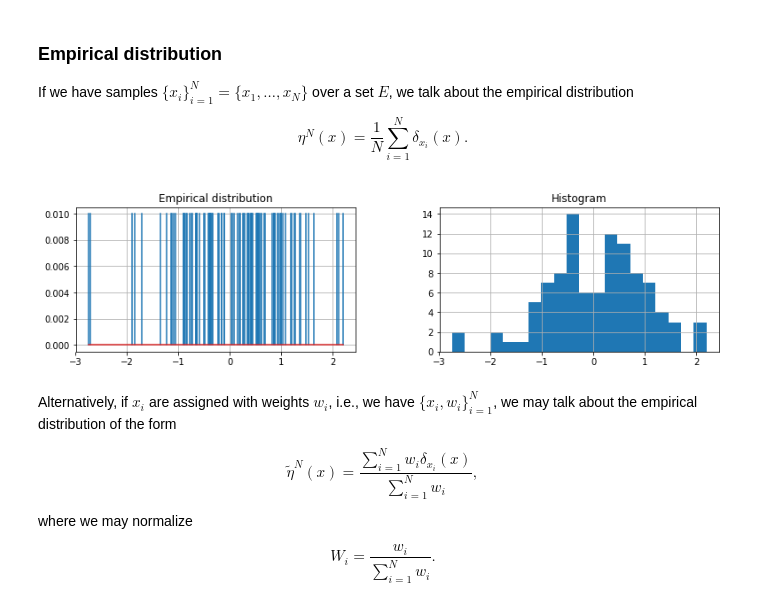
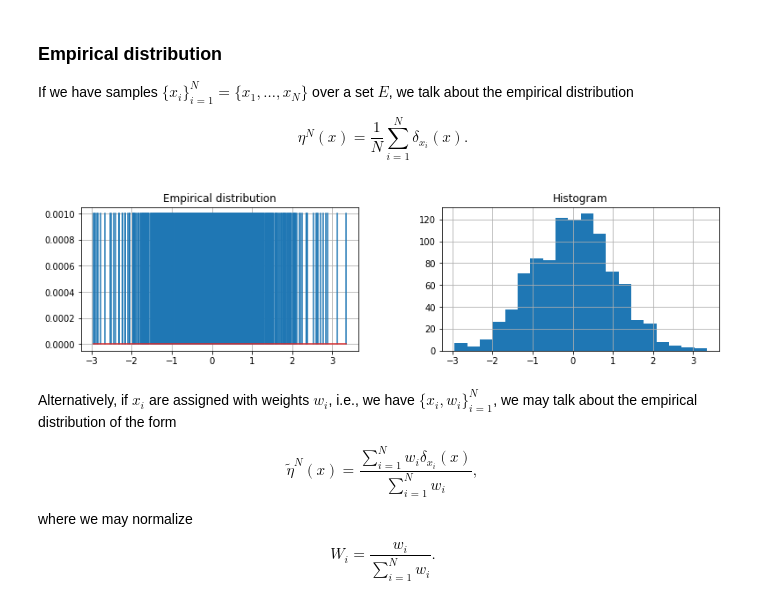
Before and after one commit to kai-wren/BM, a Jupyter notebook: lectures/6_lecture.ipynb, the cells around one changed output. Saved outputs shown, nothing was run; the diff lists cells and outputs as text; code cells hidden in the pictures.

```diff
--- a/lectures/6_lecture.ipynb
+++ b/lectures/6_lecture.ipynb
@@ -118,17 +118,17 @@ $$
 \eta^N(x) = \frac{1}{N} \sum_{i=1}^N \delta_{x_i}(x).
 $$
 # %%
-x = np.random.normal(size=100)
+x = np.random.normal(size=1000)
 plt.figure(figsize=(13,3))
 plt.subplot(121)
 plt.title('Empirical distribution')
 plt.stem(x, np.ones_like(x)/x.size, markerfmt=' ')
 plt.subplot(122)
 plt.title('Histogram')
 plt.hist(x, bins=20)
 plt.show()
 # %% [output]
-[figure, old version]
+[figure, new version]
 # %% [markdown]
 Alternatively, if $x_i$ are assigned with weights $w_i$, i.e., we have $\{x_i, w_i\}_{i=1}^N$, we may talk about the empirical distribution of the form
 
```
Also changed, not shown: parts of 1 cell of this notebook.
